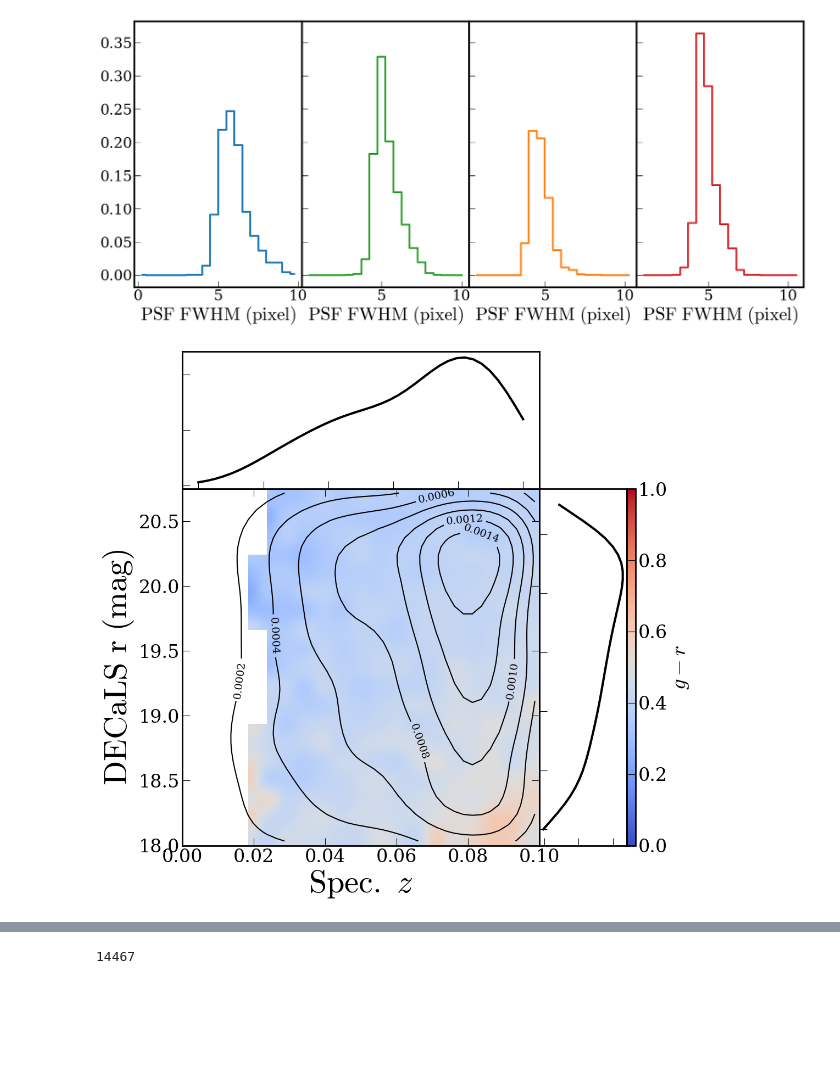
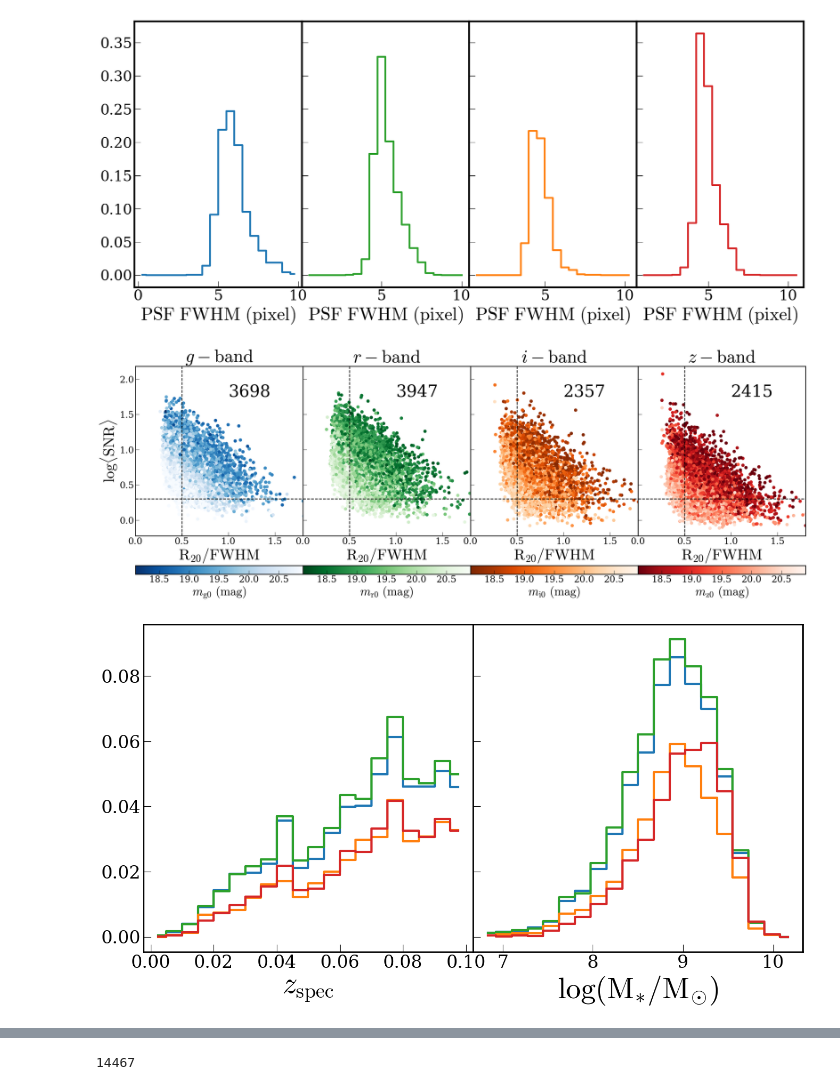
Before and after one commit to joy-228/morphy, a Jupyter notebook: SAGA_postselection.ipynb, the cells around one changed output, grey strips where cells are left out. Cells and saved outputs as stored; diff of their text form; code cells hidden in the pictures; blank space fills up the shorter version.

```diff
--- a/SAGA_postselection.ipynb
+++ b/SAGA_postselection.ipynb
@@ -11,7 +11,7 @@ from misc import *
 
 plt.style.use('./presentation.mplstyle')
 # %%
-sources = pd.read_csv('saga_dwarfs.csv')
+sources = pd.read_csv('v1saga_dwarfs.csv')
 print(sources.shape)
 
 smorph = pd.read_csv('saga_morph.csv')
@@ -58,21 +74,34 @@ plt.subplots_adjust(wspace=0.0,hspace=0.0)
 plt.savefig('PSFdistributions.pdf',bbox_inches='tight')
 # %% [output]
 [figure]
-# %%
-Xlabel,Ylabel=r'${\rm Spec.}\ {\it z}$',r'$DECaLS\ r\ (mag)$'
-XYext = [0,0.1,18,20.75]
-
-fig = hist_2d_marg_axes(Xlabel,Ylabel,XYext)
-
-#cmap_hists(fig,sources['zspec'],sources['rmag'],0,XYext,Xlabel,Ylabel,CMAP=mcm.coolwarm,Z=sources['g-r'],Zext=[0,1],Zlabel=r'${\it g-r}$')
-
-
-g_r = sources['g-r'].iloc[smorph['ind1']]
-zspec = sources['zspec'].iloc[smorph['ind1']]
-rmag = sources['rmag'].iloc[smorph['ind1']]
-
-cmap_hists(fig,zspec,rmag,1,XYext,Xlabel,Ylabel,CMAP=mcm.coolwarm,Z=g_r,Zext=[0,1],Zlabel=r'${\it g-r}$')
-
-plt.savefig('SAGAbg_selection1.pdf',bbox_inches='tight')
-# %% [output]
-[figure, removed]
+# %%
+fig,ax=plt.subplots(1,4,figsize=(32,10),sharey='row',sharex='col')
+
+rp_bins = np.linspace(0,2.5,21)
+
+for i,key in enumerate(bands):
+    Nband = len(np.where((smorph['r20_psf_'+key]>0.5)&(smorph['snr_pix_'+key]>2.5)&(smorph['flag_'+key]<=1))[0])
+    mag = sources['m_'+key+'0'].iloc[smorph['ind1']]
+
+    im = ax[i].scatter(smorph['r20_psf_'+key],np.log10(smorph['snr_pix_'+key]),c=mag,s=60,cmap=bands[key][0].reversed(),vmin=18.1,vmax=20.9)
+
+    divider = make_axes_locatable(ax[i])
+    cax = divider.append_axes('bottom', size='5%', pad=1.1)
+    cbar = fig.colorbar(im, cax=cax, orientation='horizontal')
+    cbar.set_label(r'${\it m}_{'+key+r'0}\ (mag)$', size=32)
+
+
+    ax[i].axvline(0.5,color='black',ls='--',lw=2)
+    ax[i].axhline(np.log10(2.0),color='black',ls='--',lw=2)
+    ax[i].text(1.0,1.75,str(Nband),fontsize=44)
+    ax[i].set_title(r'${\it '+key+'}-band$',fontsize=48)
+    ax[i].set_xlim((0.0,1.8))
+    ax[i].set_xlabel(r'$R_{20}/FWHM$',fontsize=40)
+    ax[i].set_rasterized(True)
+
+ax[0].set_ylabel(r'${\rm log}\langle SNR \rangle$',fontsize=40)
+
+plt.subplots_adjust(wspace=0.0,hspace=0.0)
+plt.savefig('DIAGdistributions.pdf',bbox_inches='tight')
+# %% [output]
+[figure, added]
@@ -78,0 +114,29 @@ plt.savefig('SAGAbg_selection1.pdf',bbox_inches='tight')
+# %%
+fig,ax=plt.subplots(1,2,figsize=(16,8),sharey=True)
+
+
+for i,key in enumerate(bands):
+    selc = smorph[(smorph['r20_psf_'+key]>0.5)&(smorph['snr_pix_'+key]>2.5)&(smorph['flag_'+key]<=1)]
+    zspec = sources['zspec'].iloc[selc['ind1']]
+    mst = sources['logM'].iloc[selc['ind1']]
+
+    bin_sat, bin_edg = np.histogram(zspec,bins=zsp_bins)
+    ax[0].step(zsp_bins[:-1]+zsp_bw,bin_sat/len(sources['ind']),c=bands[key][1],lw=3,where='mid')
+
+    bin_sat, bin_edg = np.histogram(mst,bins=mst_bins)
+    ax[1].step(mst_bins[:-1]+mst_bw,bin_sat/len(sources['ind']),c=bands[key][1],lw=3,where='mid')
+
+    '''
+    ax[i].axvline(0.5,color='black',ls='--',lw=2)
+    ax[i].axhline(np.log10(2.0),color='black',ls='--',lw=2)
+    ax[i].text(1.0,1.75,str(Nband),fontsize=44)
+    ax[i].set_title(r'${\it '+key+'}-band$',fontsize=48)
+    ax[i].set_xlim((0.0,1.8))
+    ax[i].set_rasterized(True)
+    '''
+ax[0].set_xlabel(r'${\it z}_{spec}$',fontsize=40)
+ax[1].set_xlabel(r'${\rm log}(M_{\ast}/M_{\odot})$',fontsize=40)
+
+plt.subplots_adjust(wspace=0.0,hspace=0.0)
+# %% [output]
+[figure, added]
```
Also changed, not shown: parts of 9 cells of this notebook, 11 other files.
